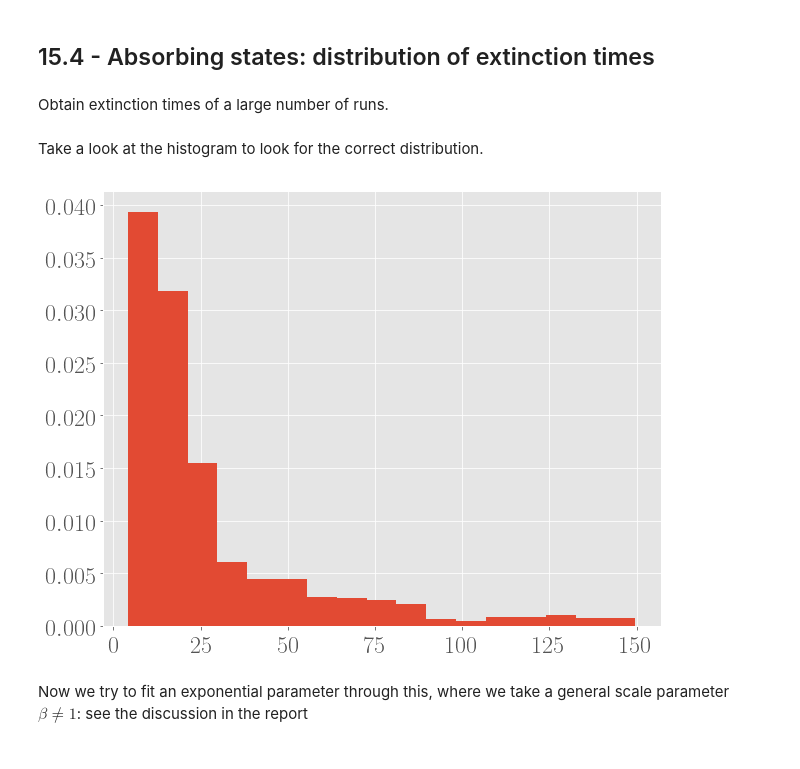
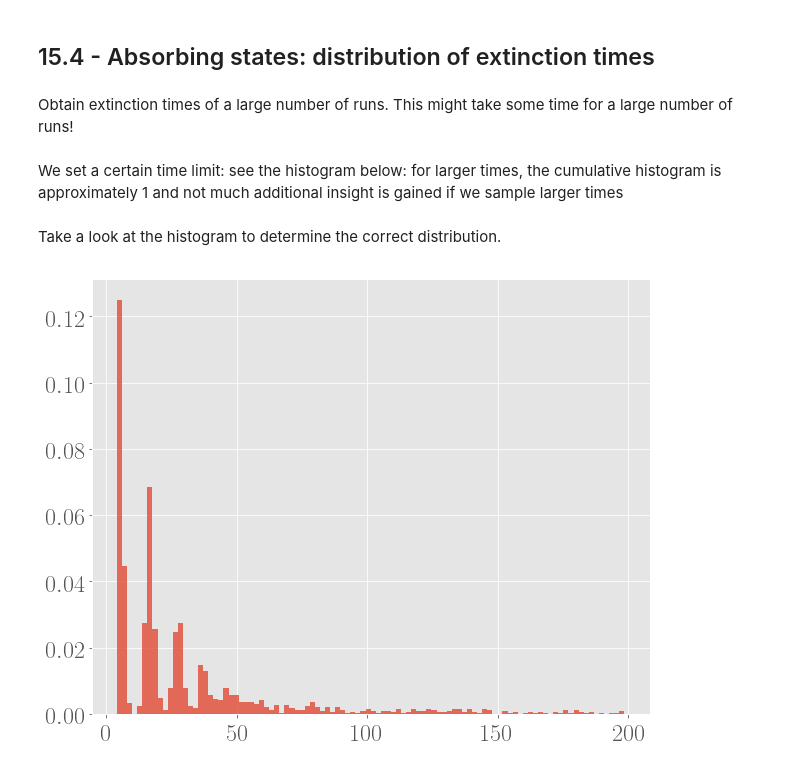
Before and after one commit to ThibeauWouters/Monte-Carlo-Simulations, a Jupyter notebook: 15_Lotka_Volterra_Model.ipynb, the cells around one changed output. Drawn from its saved outputs; the diff is of its cells as text; code cells hidden in the pictures.

```diff
--- a/15_Lotka_Volterra_Model.ipynb
+++ b/15_Lotka_Volterra_Model.ipynb
@@ -78,14 +78,15 @@ def gillespie_step(state, t):
 # %%
 def gillespie_algorithm(initial, end_time = 10**4):
     '''Performs the Gillespie algorithm starting from a certain initial state. end_time is an optional argument which
-        determines when the function should end, in case the system does not end in an absorbing state.'''
-    time = 0
+        determines when the function call should stop, in case the system does not end in an absorbing state.'''
+    # Initial conditions
     states = [initial]
     times = [0]
 
-    # # Adaption of the algorithm: stop if a certain time is reached OR extinction occurred:
+    # Check if i) extinction occurred, ii) time limit is reached...
     while times[-1] <= end_time and states[-1][0] != 0 and states[-1][1] != 0:
 
+        # ... and do a Gillespie step if this is not the case
         new_state, new_time = gillespie_step(states[-1], times[-1])
         states.append(new_state)
         times.append(new_time)
@@ -270,24 +280,24 @@ After running the algorithm a 100 times, X1 went extinct in 94.00 % of runs, X2
 # %% [markdown]
 ## 15.4 - Absorbing states: distribution of extinction times
 # %% [markdown]
-Obtain extinction times of a large number of runs.
+Obtain extinction times of a large number of runs. This might take some time for a large number of runs!
+# %% [markdown]
+We set a certain time limit: see the histogram below: for larger times, the cumulative histogram is approximately 1 and not much additional insight is gained if we sample larger times
 # %%
-## Choose how often the algorithm should be runned
-nreps = 1000
+# Choose how often the algorithm should be runned
+nreps = 2000
 
-time_limit = 150
+t_limit = 200
 extinction_times = []
 
 for i in range(nreps):
     states, time = gillespie_algorithm(initial, time_limit)
-    if time[-1] < time_limit:
+    if time[-1] < t_limit:
         extinction_times.append(time[-1])
 # %% [markdown]
-Take a look at the histogram to look for the correct distribution.
+Take a look at the histogram to determine the correct distribution.
 # %%
-plt.hist(extinction_times, density = True, bins = 17)
+plt.hist(extinction_times, density = True, bins = 100, alpha = 0.8)
 plt.show()
 # %% [output]
-[figure, old version]
+[figure, new version]
-# %% [markdown]
-Now we try to fit an exponential parameter through this, where we take a general scale parameter $\beta \neq 1$: see the discussion in the report
```
Also changed, not shown: parts of 25 cells of this notebook.
